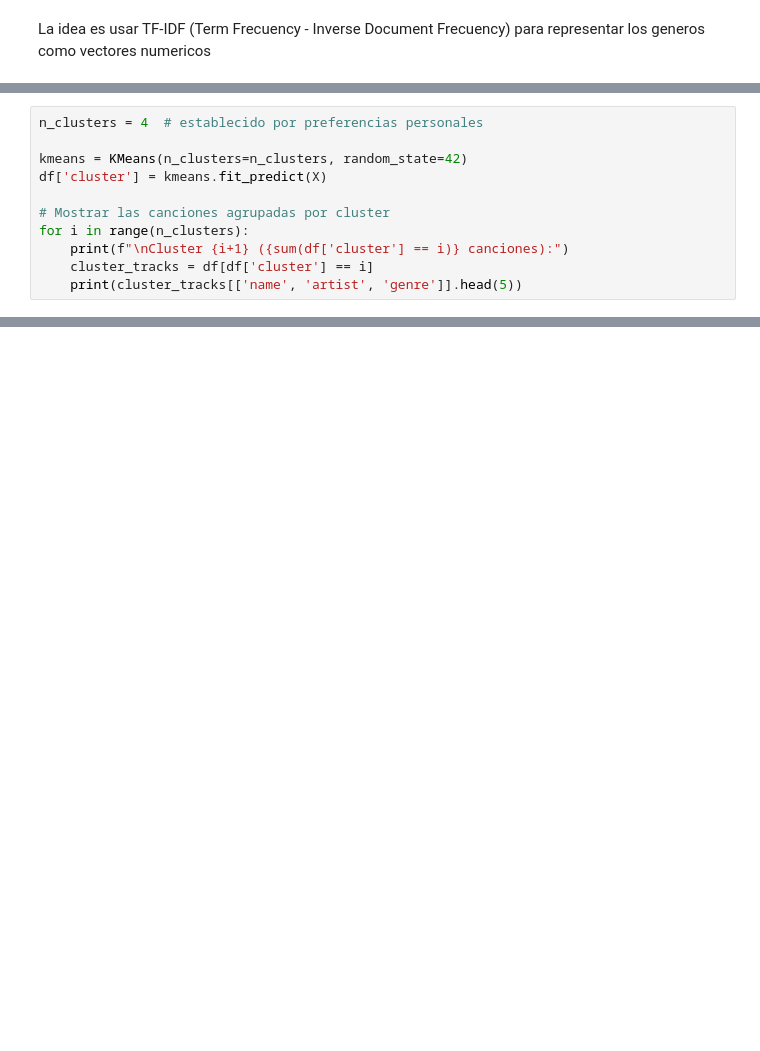
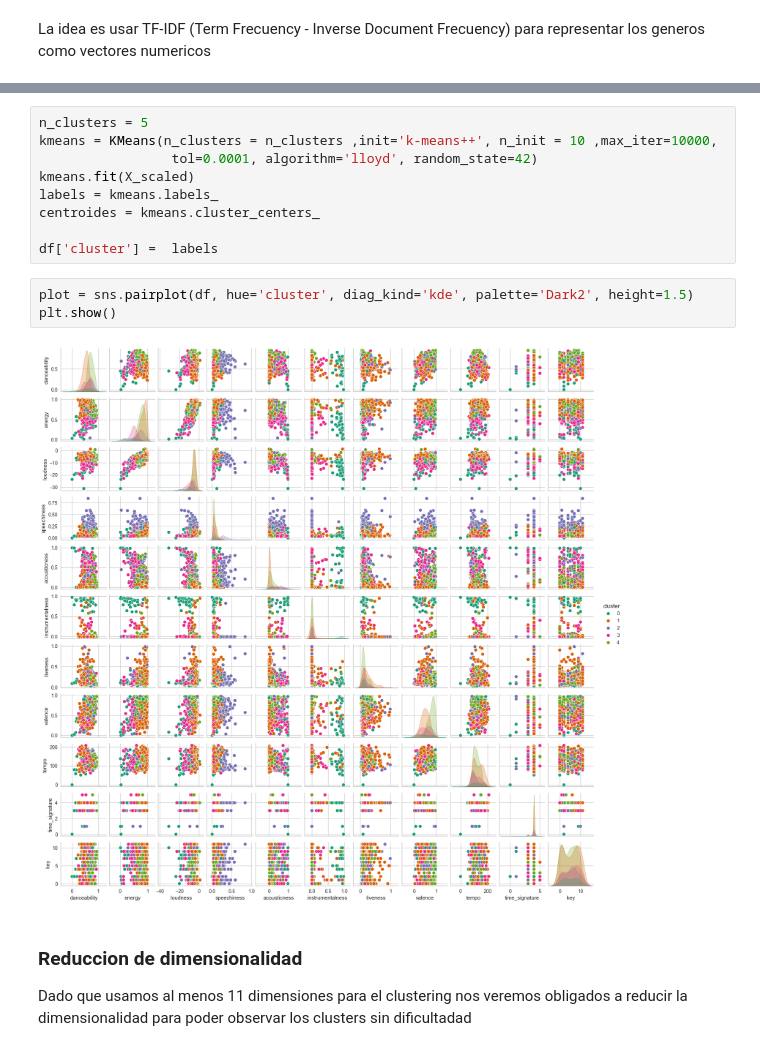
Before and after one commit to R0SEWT/SpotiOrganizer, a Jupyter notebook: clasificador.ipynb, the cells around one changed output, grey strips where cells are left out. Cells and saved outputs as stored; diff of their text form; blank space fills up the shorter version.

```diff
--- a/clasificador.ipynb
+++ b/clasificador.ipynb
@@ -143,11 +207,0 @@ Se pueden seleccionar mejores parametros con el metodo del codo
-# %%
-n_clusters = 4  # establecido por preferencias personales
-
-kmeans = KMeans(n_clusters=n_clusters, random_state=42)
-df['cluster'] = kmeans.fit_predict(X)
-
-# Mostrar las canciones agrupadas por cluster
-for i in range(n_clusters):
-    print(f"\nCluster {i+1} ({sum(df['cluster'] == i)} canciones):")
-    cluster_tracks = df[df['cluster'] == i]
-    print(cluster_tracks[['name', 'artist', 'genre']].head(5))
@@ -210,0 +223,17 @@ SpotifyException: http status: 400, code:-1 - https://api.spotify.com/v1/playlis
+# %%
+n_clusters = 5
+kmeans = KMeans(n_clusters = n_clusters ,init='k-means++', n_init = 10 ,max_iter=10000,
+                 tol=0.0001, algorithm='lloyd', random_state=42)
+kmeans.fit(X_scaled)
+labels = kmeans.labels_
+centroides = kmeans.cluster_centers_
+
+df['cluster'] =  labels
+# %%
+plot = sns.pairplot(df, hue='cluster', diag_kind='kde', palette='Dark2', height=1.5)
+plt.show()
+# %% [output]
+[figure, added]
+# %% [markdown]
+### Reduccion de dimensionalidad
+Dado que usamos al menos 11 dimensiones para el clustering nos veremos obligados a reducir la dimensionalidad para poder observar los clusters sin dificultadad
```
Also changed, not shown: parts of 30 cells of this notebook, 2 other files.
